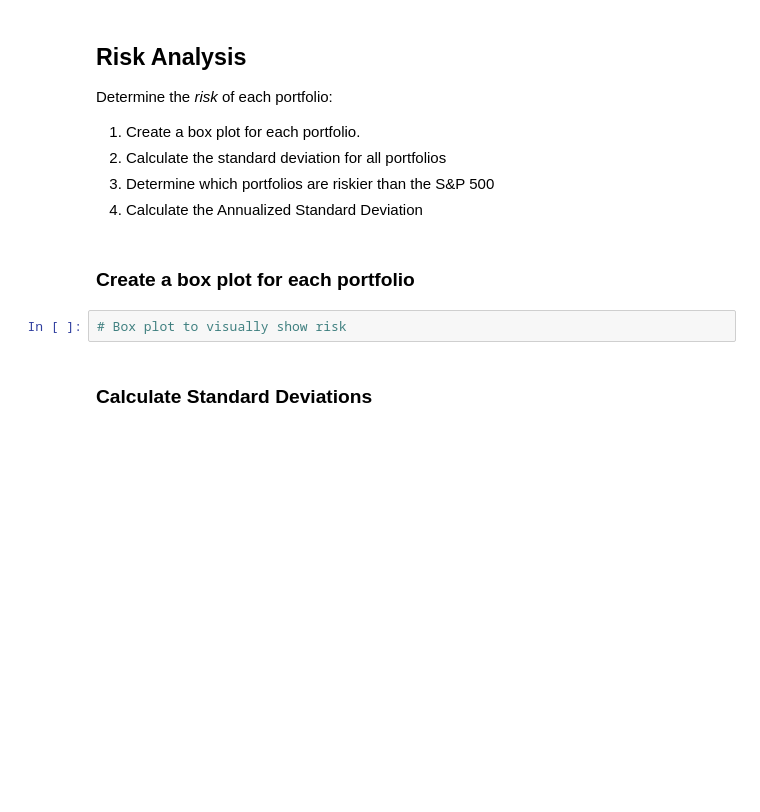
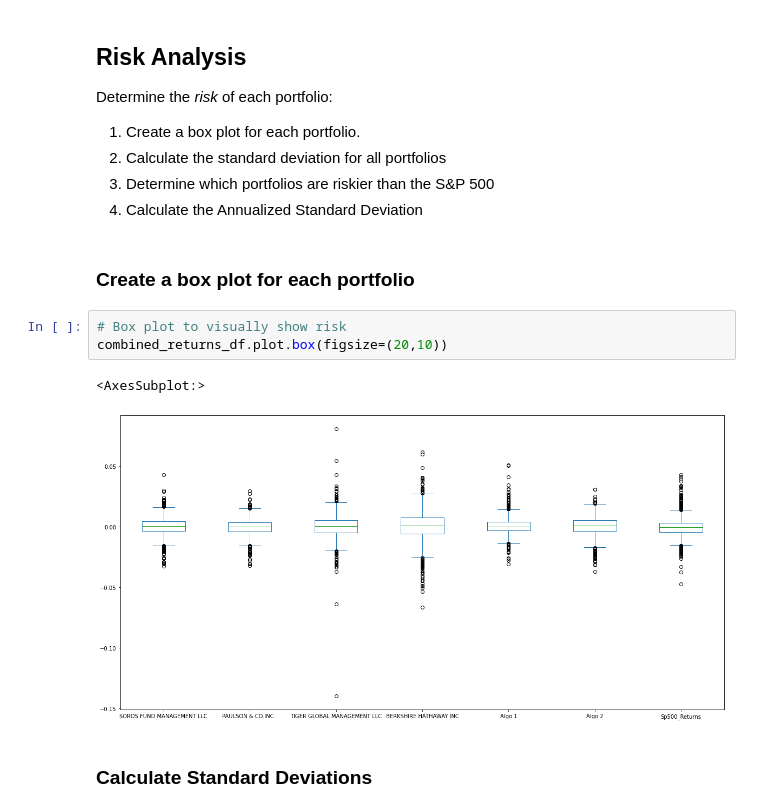
Before and after one commit to Aqui1983/Module_4_challenge, a Jupyter notebook: Module_4_challenge_starter_code/whale_analysis.ipynb, the cells around one changed output. Saved outputs shown, nothing was run; the diff lists cells and outputs as text; blank space fills up the shorter version.

```diff
--- a/Module_4_challenge_starter_code/whale_analysis.ipynb
+++ b/Module_4_challenge_starter_code/whale_analysis.ipynb
@@ -224,6 +238,10 @@ Determine the _risk_ of each portfolio:
 ### Create a box plot for each portfolio
 # %%
 # Box plot to visually show risk
+combined_returns_df.plot.box(figsize=(20,10))
+# %% [output]
+<AxesSubplot:>
+[figure, added]
 # %% [markdown]
 ### Calculate Standard Deviations
 # %%
```
Also changed, not shown: parts of 39 cells of this notebook.
